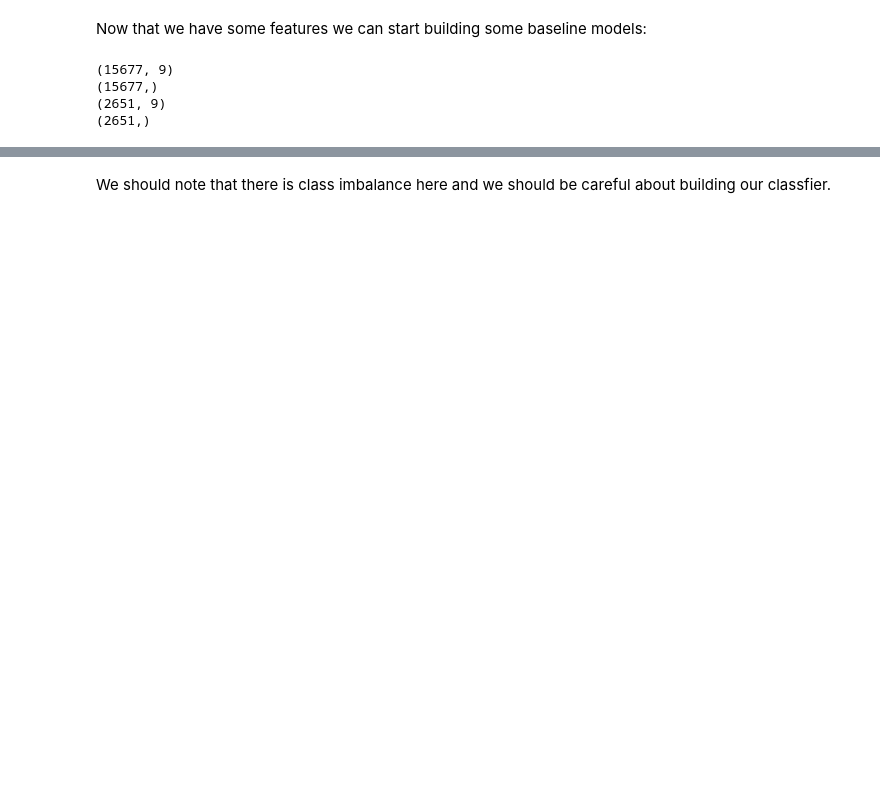
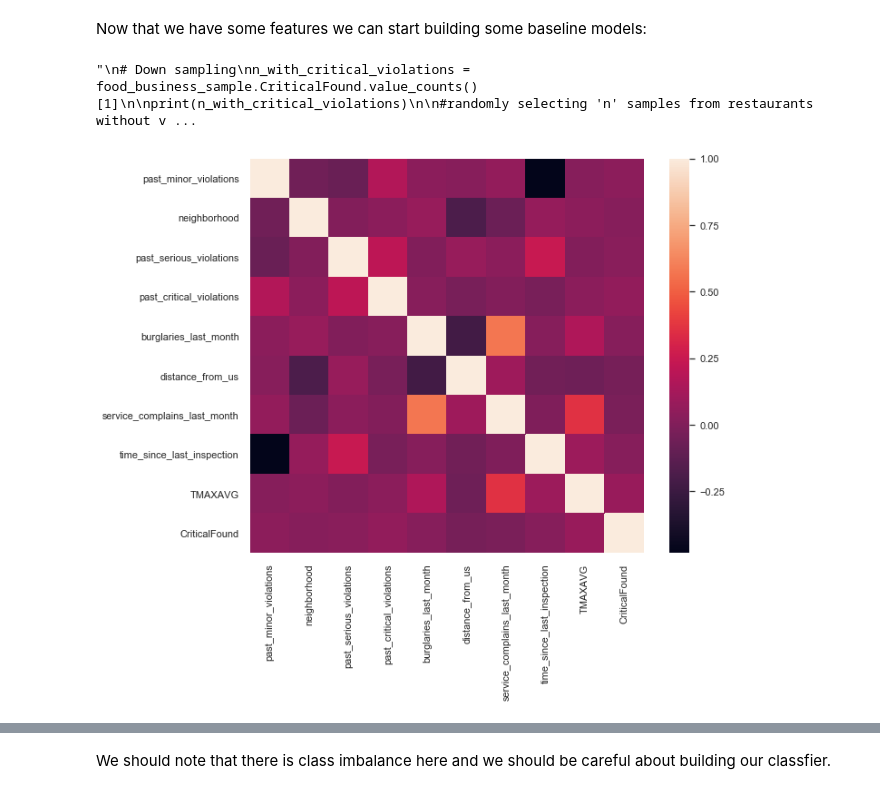
Before and after one commit to drimal/chicagofood, a Jupyter notebook: notebooks/ChicagoFood.ipynb, the cells around one changed output, grey strips where cells are left out. Saved outputs shown, nothing was run; the diff lists cells and outputs as text; code cells hidden in the pictures; blank space fills up the shorter version.

```diff
--- a/notebooks/ChicagoFood.ipynb
+++ b/notebooks/ChicagoFood.ipynb
@@ -1119,0 +940,18 @@ food_business['past_minor_violations'] = food_business.groupby('license')['minor
+# %%
+food_business = food_business[(food_business['facility_type'] == 'Restaurant') | (food_business['facility_type'] == 'Grocery Store')]
+food_business = food_business[food_business['inspection_date'] > pd.to_datetime('2018-07-01').date()]
+# %%
+def get_distance_from_union_station(lon2, lat2):
+    # convert decimal degrees to radians
+    lon1 = -87.6403
+    lat1 = 41.8787
+    lon1, lat1, lon2, lat2 = map(np.deg2rad, [lon1, lat1, lon2, lat2])
+    # haversine formula
+    dlon = lon2 - lon1
+    dlat = lat2 - lat1
+    a = np.sin(dlat / 2)**2 + np.cos(lat1) * np.cos(lat2) * np.sin(dlon / 2)**2
+    c = 2 * np.arcsin(np.sqrt(a))
+    r = 3956  # Radius of earth in miles
+    return c * r
+food_business['distance_from_us'] = get_distance_from_union_station(
+    food_business['longitude'].values, food_business['latitude'].values)
@@ -1119,0 +998,9 @@ food_business['past_minor_violations'] = food_business.groupby('license')['minor
+# %%
+#food_business.set_index('inspection_date')
+INSPECT_WINDOW = food_business['inspection_date'].max() - (pd.Timedelta(
+    days=45))
+print(INSPECT_WINDOW)
+food_business_train_sample = food_business[(food_business['inspection_date'] <
+                                            INSPECT_WINDOW)]
+food_business_test_sample = food_business[(food_business['inspection_date'] >=
+                                           INSPECT_WINDOW)]
@@ -1120,2 +1024,4 @@ food_business['past_minor_violations'] = food_business.groupby('license')['minor
+# %%
+food_business_sample=food_business_train_sample[['past_minor_violations', 'neighborhood', 'past_serious_violations', 'past_critical_violations', 'burglaries_last_month', 'distance_from_us', 'service_complains_last_month', 'time_since_last_inspection', 'TMAXAVG', 'CriticalFound']]
 # %% [markdown]
 Now that we have some features we can start building some baseline models:
@@ -1129,0 +1028,23 @@ Y_test = food_business_test['results']
+# %%
+'''
+# Down sampling
+n_with_critical_violations = food_business_sample.CriticalFound.value_counts()[1]
+
+print(n_with_critical_violations)
+
+#randomly selecting 'n' samples from restaurants without violations
+no_violation = food_business_sample[food_business_sample['CriticalFound'] == 0]
+with_violation = food_business_sample[food_business_sample['CriticalFound'] == 1]
+
+selected = no_violation.sample(n_with_critical_violations, random_state=101)
+#selected.head()
+#concatenating both into a subsample data set with equal class distribution
+selected.reset_index(drop=True, inplace=True)
+with_violation.reset_index(drop=True, inplace=True)
+food_business_subsample = pd.concat([selected, with_violation])
+#shuffling our data set
+food_business_subsample = food_business_subsample.sample(frac=1).reset_index(drop=True)
+#subsample.head(10)
+'''
+# %% [output]
+"\n# Down sampling\nn_with_critical_violations = food_business_sample.CriticalFound.value_counts()[1]\n\nprint(n_with_critical_violations)\n\n#randomly selecting 'n' samples from restaurants without v ...
@@ -1129,0 +1063,9 @@ Y_test = food_business_test['results']
+# %%
+f, ax = plt.subplots(figsize=(10, 8))
+corr = food_business_sample.corr()
+sns.heatmap(corr, mask=np.zeros_like(corr, dtype=np.bool),
+            square=True, ax=ax)
+
+plt.show()
+# %% [output]
+[figure, added]
@@ -1130,13 +1112,10 @@ Y_test = food_business_test['results']
 # %%
 print(X_train.shape)
 print(Y_train.shape)
-print(X_test.shape)
-print(Y_test.shape)
+print(X_val.shape)
+print(Y_val.shape)
+#print(X_valid.shape)
+#print(Y_valid.shape)
-# %% [output]
-(15677, 9)
-(15677,)
-(2651, 9)
-(2651,)
 # %%
 fig, (ax1, ax2) = plt.subplots(ncols=2, figsize=(12, 5))
 ax1.set_title('Train Class Imbalance')
```
Also changed, not shown: parts of 209 cells of this notebook, 22 other files.
